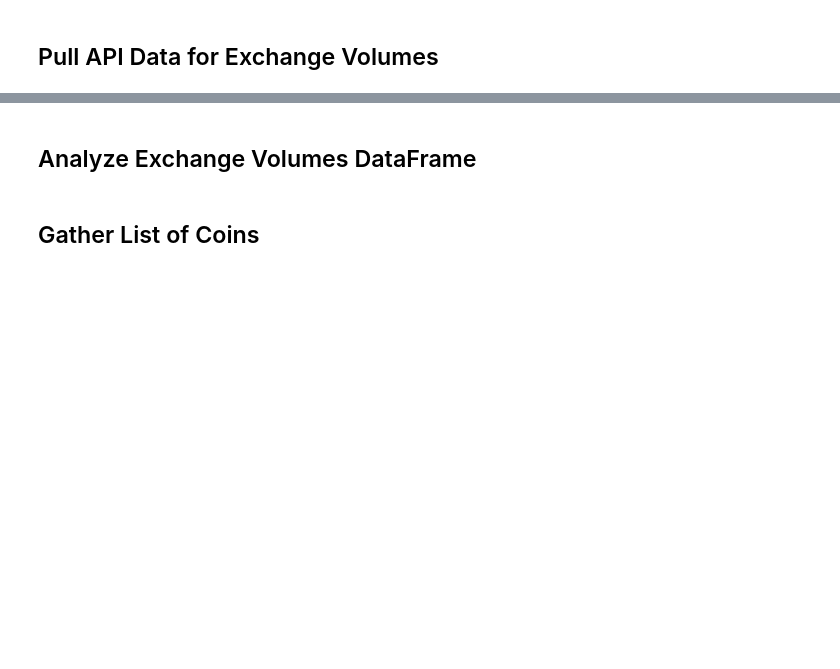
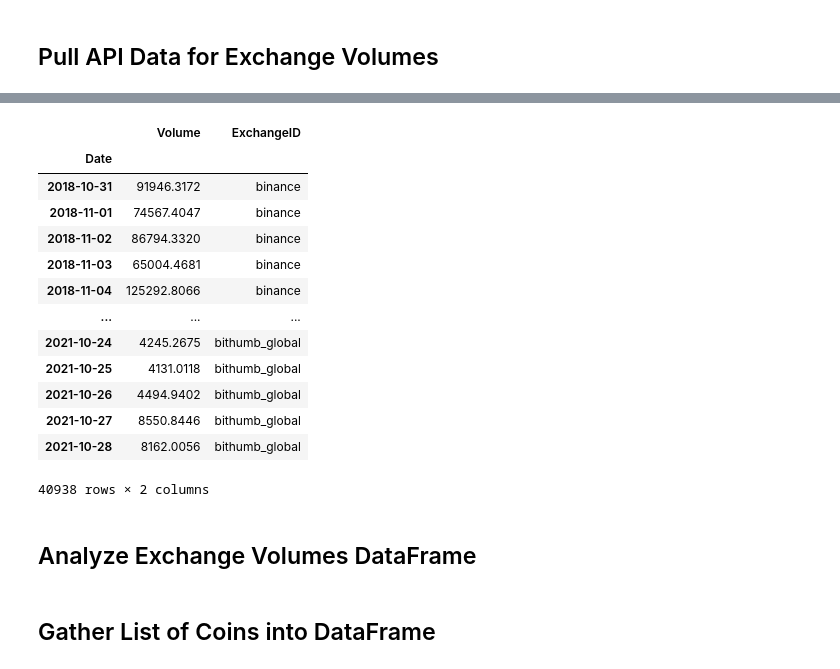
Before and after one commit to kcarter98/CryptoAnalysis, a Jupyter notebook: GatherandCleanData.ipynb, the cells around one changed output, grey strips where cells are left out. Drawn from its saved outputs; the diff is of its cells as text; code cells hidden in the pictures; blank space fills up the shorter version.

```diff
--- a/GatherandCleanData.ipynb
+++ b/GatherandCleanData.ipynb
@@ -459,0 +438,12 @@ ex_volume_df
+# %%
+# Clean Up the date column
+# Do not do this until all exchanges are accounted for according to cell above
+
+
+ex_volume_df['Date'] = ex_volume_df['Date'].apply(lambda x: int(x))
+ex_volume_df['Date'] = ex_volume_df['Date'].apply(lambda x: int(str(x)[:-3]))
+ex_volume_df['Date'] = ex_volume_df['Date'].apply(lambda d: datetime.fromtimestamp(int(d)).strftime('%Y-%m-%d'))
+ex_volume_df['Date'] = pd.to_datetime(ex_volume_df['Date'])
+ex_volume_df = ex_volume_df.loc[(ex_volume_df['Date'] >= from_date) & (ex_volume_df['Date'] <= end_date)]
+
+ex_volume_df.head()
@@ -459,0 +457,12 @@ ex_volume_df
+# %%
+# Check Dtypes
+print(ex_volume_df.dtypes)
+print('\n')
+
+ex_volume_df['Volume'] = ex_volume_df['Volume'].apply(lambda x: round(float(x), 4))
+
+print(ex_volume_df.dtypes)
+print('\n')
+
+# Check Info
+ex_volume_df.info(verbose=True)
@@ -460,7 +492,25 @@ ex_volume_df
+# %%
+ex_volume_df = ex_volume_df.set_index('Date')
+ex_volume_df
+# %% [output]
+|  | Volume | ExchangeID |
+| Date |  |  |
+| 2018-10-31 | 91946.3172 | binance |
+| 2018-11-01 | 74567.4047 | binance |
+| 2018-11-02 | 86794.3320 | binance |
+| 2018-11-03 | 65004.4681 | binance |
+| 2018-11-04 | 125292.8066 | binance |
+| ... | ... | ... |
+| 2021-10-24 | 4245.2675 | bithumb_global |
+| 2021-10-25 | 4131.0118 | bithumb_global |
+| 2021-10-26 | 4494.9402 | bithumb_global |
+| 2021-10-27 | 8550.8446 | bithumb_global |
+| 2021-10-28 | 8162.0056 | bithumb_global |
+40938 rows × 2 columns
 # %% [markdown]
 ## Analyze Exchange Volumes DataFrame
 # %% [markdown]
-## Gather List of Coins
+## Gather List of Coins into DataFrame
 # %%
 # Gather coin list
 coins_list = cg.get_coins_list()
```
Also changed, not shown: parts of 31 cells of this notebook, 1 other file.
